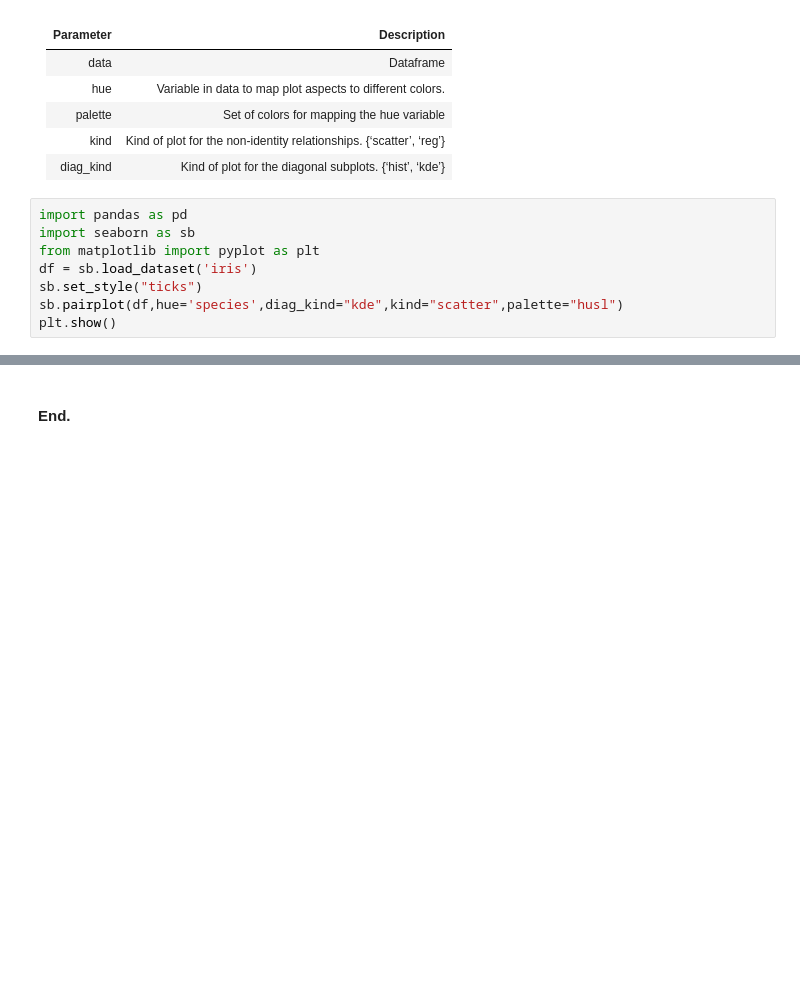
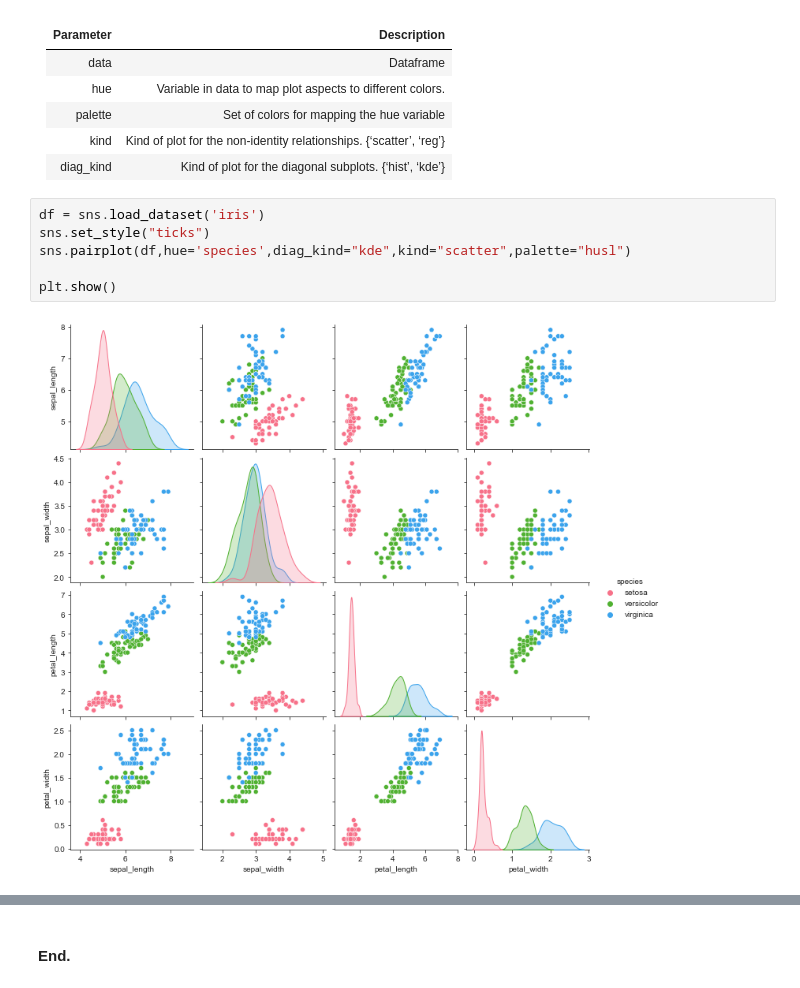
Before and after one commit to caiquemiranda/studies-seaborn, a Jupyter notebook: 07-Visualizing-pairwise-relationship.ipynb, the cells around one changed output, grey strips where cells are left out. Cells and saved outputs as stored; diff of their text form; blank space fills up the shorter version.

```diff
--- a/07-Visualizing-pairwise-relationship.ipynb
+++ b/07-Visualizing-pairwise-relationship.ipynb
@@ -21,13 +23,13 @@ import pandas as pd
 |kind|Kind of plot for the non-identity relationships. {‘scatter’, ‘reg’}|
 |diag_kind|Kind of plot for the diagonal subplots. {‘hist’, ‘kde’}|
 # %%
-import pandas as pd
-import seaborn as sb
-from matplotlib import pyplot as plt
-df = sb.load_dataset('iris')
-sb.set_style("ticks")
-sb.pairplot(df,hue='species',diag_kind="kde",kind="scatter",palette="husl")
+df = sns.load_dataset('iris')
+sns.set_style("ticks")
+sns.pairplot(df,hue='species',diag_kind="kde",kind="scatter",palette="husl")
+
 plt.show()
+# %% [output]
+[figure, added]
 # %%
 %reload_ext watermark
 %watermark -a "Caique Miranda" -gu "caiquemiranda" -iv
```
Also changed, not shown: parts of 2 cells of this notebook, 12 other files.
